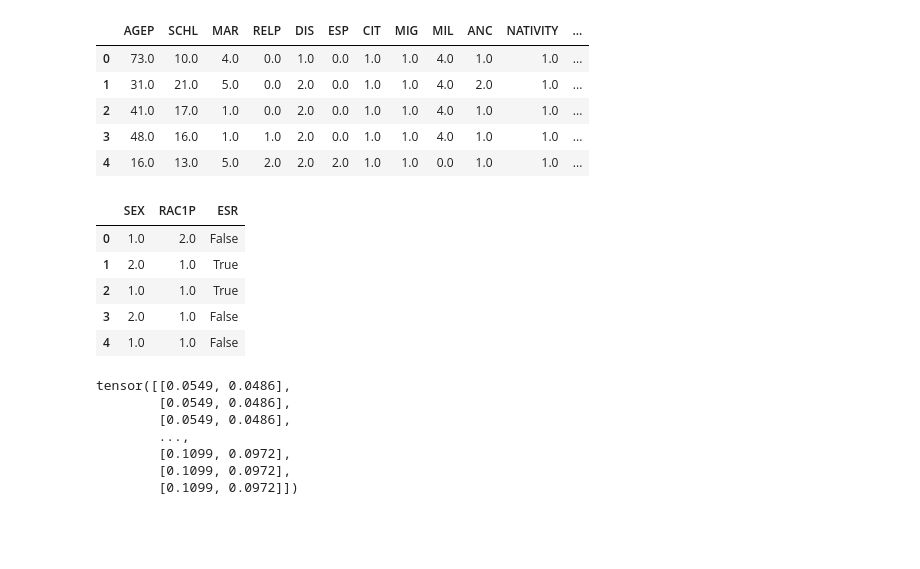
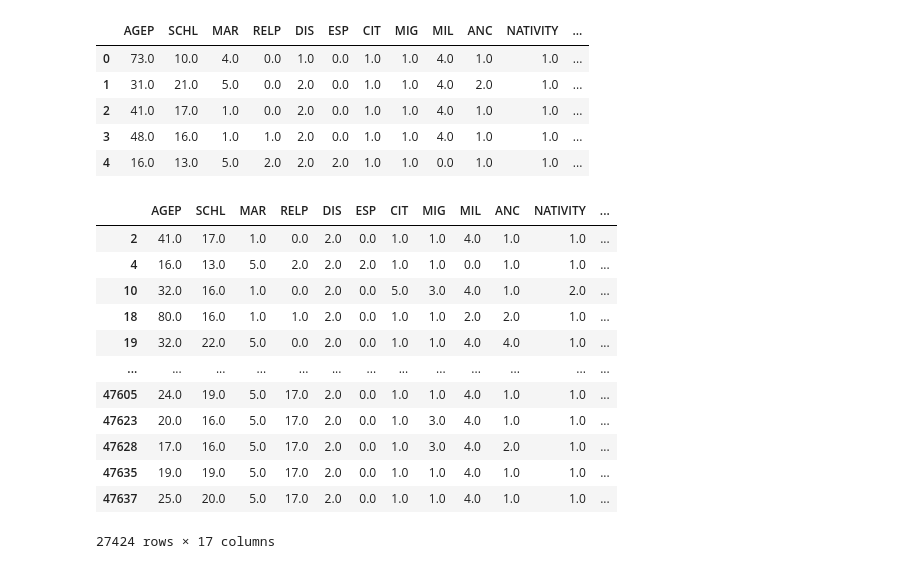
Before and after one commit to chiragpandav/FL_model-aggregation, a Jupyter notebook: folktables_analysis.ipynb, the cells around one changed output. Saved outputs shown, nothing was run; the diff lists cells and outputs as text; code cells hidden in the pictures; blank space fills up the shorter version.

```diff
--- a/folktables_analysis.ipynb
+++ b/folktables_analysis.ipynb
@@ -653,23 +764,34 @@ merged_df_test.head()
+# %%
+# # filter the dataframe for each combination
+
+#White Men
+WM_test = merged_df_test.loc[(merged_df_test['SEX'] == 1) & (merged_df_test['RAC1P'] == 1)]
+#Black Men
+BM_test = merged_df_test.loc[(merged_df_test['SEX'] == 1) & (merged_df_test['RAC1P'] == 2)]
+#white Women
+WW_test = merged_df_test.loc[(merged_df_test['SEX'] == 2) & (merged_df_test['RAC1P'] == 1)]
+#Black Women
+BW_test = merged_df_test.loc[(merged_df_test['SEX'] == 2) & (merged_df_test['RAC1P'] == 2)]
+# %%
+WM_BM_BW_test= pd.concat([WM_test,BM_test,BW_test])
+WM_BM_BW_test
+# %% [output]
+|  | AGEP | SCHL | MAR | RELP | DIS | ESP | CIT | MIG | MIL | ANC | NATIVITY | ... |
+| 2 | 41.0 | 17.0 | 1.0 | 0.0 | 2.0 | 0.0 | 1.0 | 1.0 | 4.0 | 1.0 | 1.0 | ... |
+| 4 | 16.0 | 13.0 | 5.0 | 2.0 | 2.0 | 2.0 | 1.0 | 1.0 | 0.0 | 1.0 | 1.0 | ... |
+| 10 | 32.0 | 16.0 | 1.0 | 0.0 | 2.0 | 0.0 | 5.0 | 3.0 | 4.0 | 1.0 | 2.0 | ... |
+| 18 | 80.0 | 16.0 | 1.0 | 1.0 | 2.0 | 0.0 | 1.0 | 1.0 | 2.0 | 2.0 | 1.0 | ... |
+| 19 | 32.0 | 22.0 | 5.0 | 0.0 | 2.0 | 0.0 | 1.0 | 1.0 | 4.0 | 4.0 | 1.0 | ... |
+| ... | ... | ... | ... | ... | ... | ... | ... | ... | ... | ... | ... | ... |
+| 47605 | 24.0 | 19.0 | 5.0 | 17.0 | 2.0 | 0.0 | 1.0 | 1.0 | 4.0 | 1.0 | 1.0 | ... |
+| 47623 | 20.0 | 16.0 | 5.0 | 17.0 | 2.0 | 0.0 | 1.0 | 3.0 | 4.0 | 1.0 | 1.0 | ... |
+| 47628 | 17.0 | 16.0 | 5.0 | 17.0 | 2.0 | 0.0 | 1.0 | 3.0 | 4.0 | 2.0 | 1.0 | ... |
+| 47635 | 19.0 | 19.0 | 5.0 | 17.0 | 2.0 | 0.0 | 1.0 | 1.0 | 4.0 | 1.0 | 1.0 | ... |
+| 47637 | 25.0 | 20.0 | 5.0 | 17.0 | 2.0 | 0.0 | 1.0 | 1.0 | 4.0 | 1.0 | 1.0 | ... |
+27424 rows × 17 columns
 # %%
-filtered_df_test= merged_df_test[["SEX","RAC1P","ESR"]][merged_df_test['RAC1P'].isin([1,2])]
-filtered_df_test.head()
+# filtered_df_test= merged_df_test[["SEX","RAC1P","ESR"]][merged_df_test['RAC1P'].isin([1,2])]
+# filtered_df_test.head()
-# %% [output]
-|  | SEX | RAC1P | ESR |
-| 0 | 1.0 | 2.0 | False |
-| 1 | 2.0 | 1.0 | True |
-| 2 | 1.0 | 1.0 | True |
-| 3 | 2.0 | 1.0 | False |
-| 4 | 1.0 | 1.0 | False |
-# %%
-X_train
-# %% [output]
-tensor([[0.0549, 0.0486],
-        [0.0549, 0.0486],
-        [0.0549, 0.0486],
-        ...,
-        [0.1099, 0.0972],
-        [0.1099, 0.0972],
-        [0.1099, 0.0972]])
 # %%
 # counts_frq_test = filtered_df_test.groupby(['SEX', 'RAC1P']).size()
 # counts_frq_test
```
Also changed, not shown: parts of 58 cells of this notebook.
